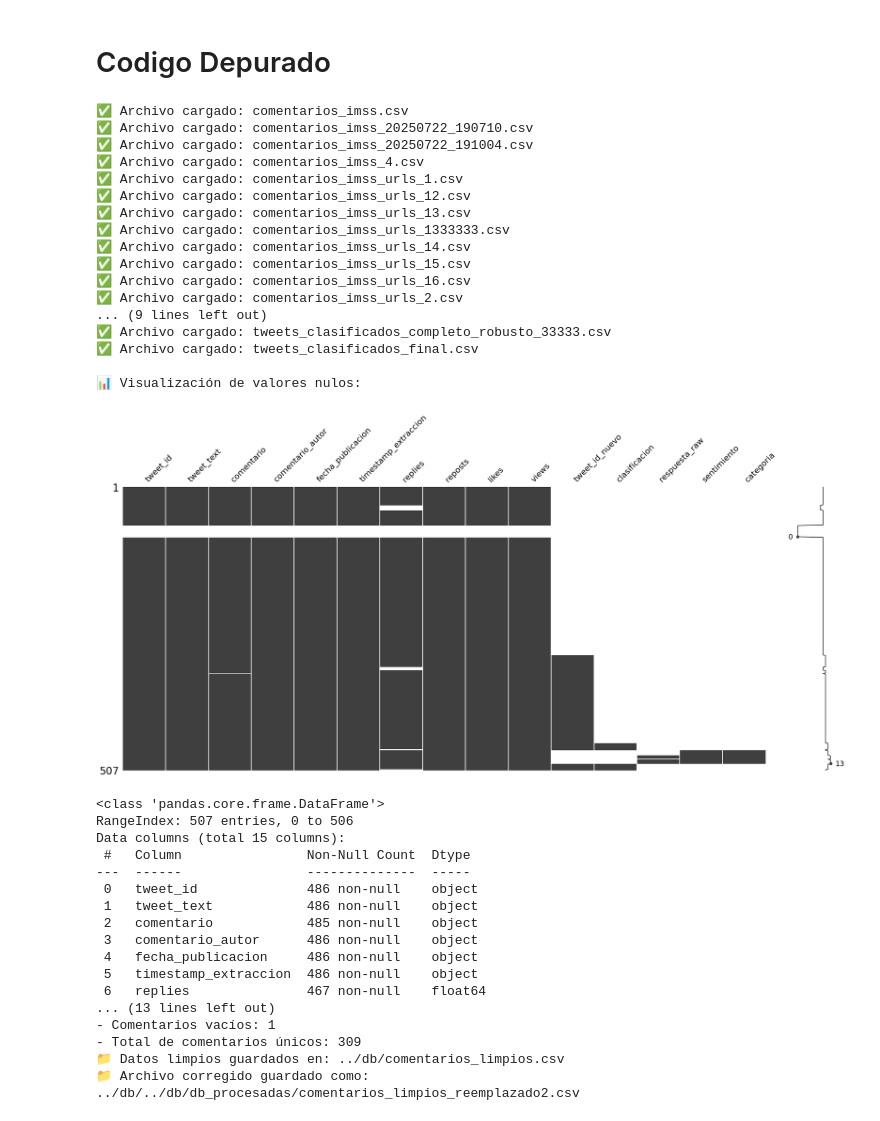
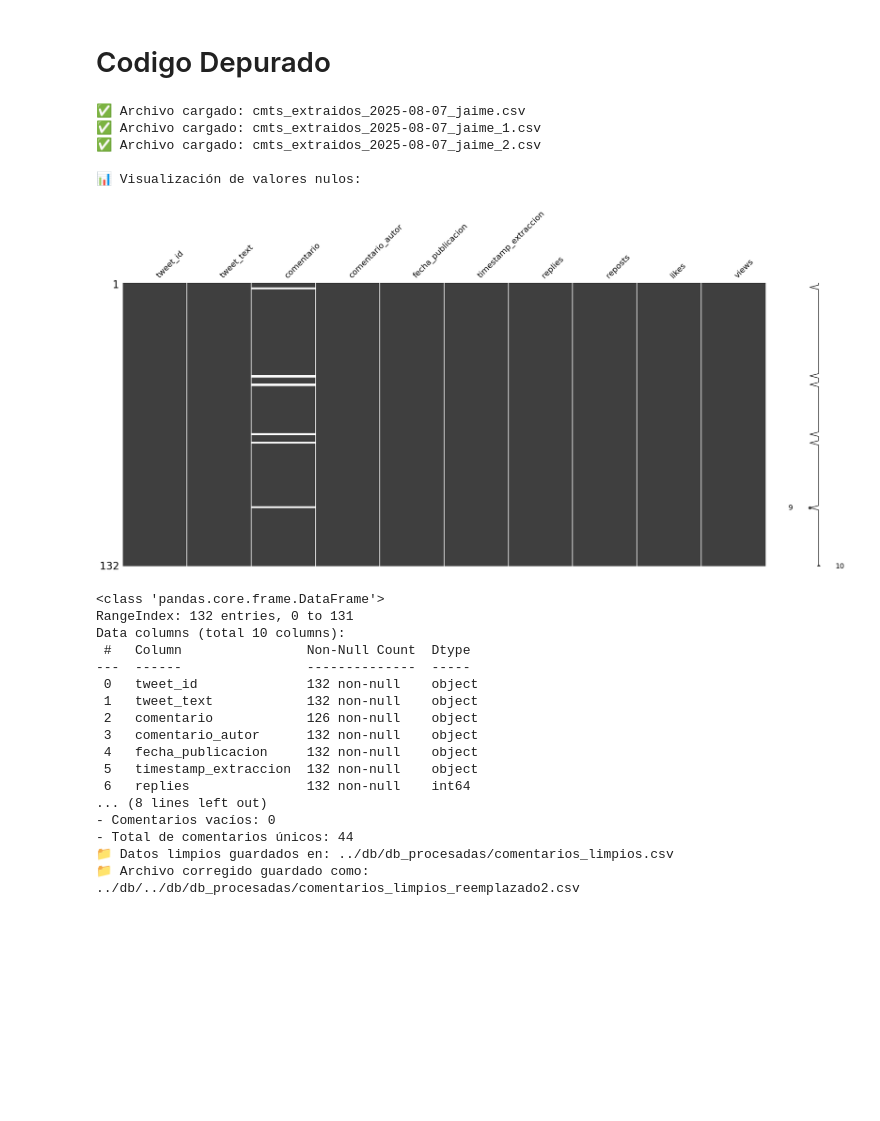
Before and after one commit to JaimeIngenia/Proyecto_IMSS, a Jupyter notebook: limpieza/unionTablas.ipynb, the cells around one changed output. Cells and saved outputs as stored; diff of their text form; code cells hidden in the pictures; blank space fills up the shorter version.

```diff
--- a/limpieza/unionTablas.ipynb
+++ b/limpieza/unionTablas.ipynb
@@ -91,64 +91,52 @@ df['comentario'] = df['comentario'].apply(limpiar_texto)
 
 # 4. Generar ID único
 df['tweet_id_nuevo'] = range(1, len(df) + 1)
 
 # 5. Guardar archivo limpio
-output_file = os.path.join(folder_path, 'comentarios_limpios.csv')
+output_file = os.path.join(folder_path, 'db_procesadas/comentarios_limpios.csv')
 df.to_csv(output_file, index=False)
 
 # 6. Validar limpieza
 print("\n✅ Resumen final:")
 print(f"- Comentarios nulos: {df['comentario'].isnull().sum()}")
 print(f"- Comentarios vacíos: {(df['comentario'].str.strip() == '').sum()}")
 print(f"- Total de comentarios únicos: {df.shape[0]}")
 print(f"📁 Datos limpios guardados en: {output_file}")
 
 # --- CORRECCIÓN DE COMILLAS EN EL CSV ---
 with open(output_file, 'r', encoding='utf-8') as f:
     contenido = f.read()
 
 # Reemplazar triple comillas dobles por comillas simples
 contenido_corregido = contenido.replace('"""', "'")
 
 # Guardar el archivo corregido
 output_file_corr = os.path.join(folder_path, '../db/db_procesadas/comentarios_limpios_reemplazado2.csv')
 with open(output_file_corr, 'w', encoding='utf-8') as f:
     f.write(contenido_corregido)
 
 print(f"📁 Archivo corregido guardado como: {output_file_corr}")
 # %% [output]
-✅ Archivo cargado: comentarios_imss.csv
-✅ Archivo cargado: comentarios_imss_20250722_190710.csv
-✅ Archivo cargado: comentarios_imss_20250722_191004.csv
-✅ Archivo cargado: comentarios_imss_4.csv
-✅ Archivo cargado: comentarios_imss_urls_1.csv
-✅ Archivo cargado: comentarios_imss_urls_12.csv
-✅ Archivo cargado: comentarios_imss_urls_13.csv
-✅ Archivo cargado: comentarios_imss_urls_1333333.csv
-✅ Archivo cargado: comentarios_imss_urls_14.csv
-✅ Archivo cargado: comentarios_imss_urls_15.csv
-✅ Archivo cargado: comentarios_imss_urls_16.csv
-✅ Archivo cargado: comentarios_imss_urls_2.csv
-... (9 lines left out)
-✅ Archivo cargado: tweets_clasificados_completo_robusto_33333.csv
-✅ Archivo cargado: tweets_clasificados_final.csv
+✅ Archivo cargado: cmts_extraidos_2025-08-07_jaime.csv
+✅ Archivo cargado: cmts_extraidos_2025-08-07_jaime_1.csv
+✅ Archivo cargado: cmts_extraidos_2025-08-07_jaime_2.csv
 
 📊 Visualización de valores nulos:
-[figure, old version]
+[figure, new version]
 <class 'pandas.core.frame.DataFrame'>
-RangeIndex: 507 entries, 0 to 506
-Data columns (total 15 columns):
+RangeIndex: 132 entries, 0 to 131
+Data columns (total 10 columns):
  #   Column                Non-Null Count  Dtype
 ---  ------                --------------  -----
- 0   tweet_id              486 non-null    object
- 1   tweet_text            486 non-null    object
- 2   comentario            485 non-null    object
- 3   comentario_autor      486 non-null    object
- 4   fecha_publicacion     486 non-null    object
- 5   timestamp_extraccion  486 non-null    object
- 6   replies               467 non-null    float64
-... (13 lines left out)
-- Comentarios vacíos: 1
-- Total de comentarios únicos: 309
-📁 Datos limpios guardados en: ../db/comentarios_limpios.csv
+ 0   tweet_id              132 non-null    object
+ 1   tweet_text            132 non-null    object
+ 2   comentario            126 non-null    object
+ 3   comentario_autor      132 non-null    object
+ 4   fecha_publicacion     132 non-null    object
+ 5   timestamp_extraccion  132 non-null    object
+ 6   replies               132 non-null    int64
+... (8 lines left out)
+- Comentarios vacíos: 0
+- Total de comentarios únicos: 44
+📁 Datos limpios guardados en: ../db/db_procesadas/comentarios_limpios.csv
 📁 Archivo corregido guardado como: ../db/../db/db_procesadas/comentarios_limpios_reemplazado2.csv
```
Also changed, not shown: 3 other files.
